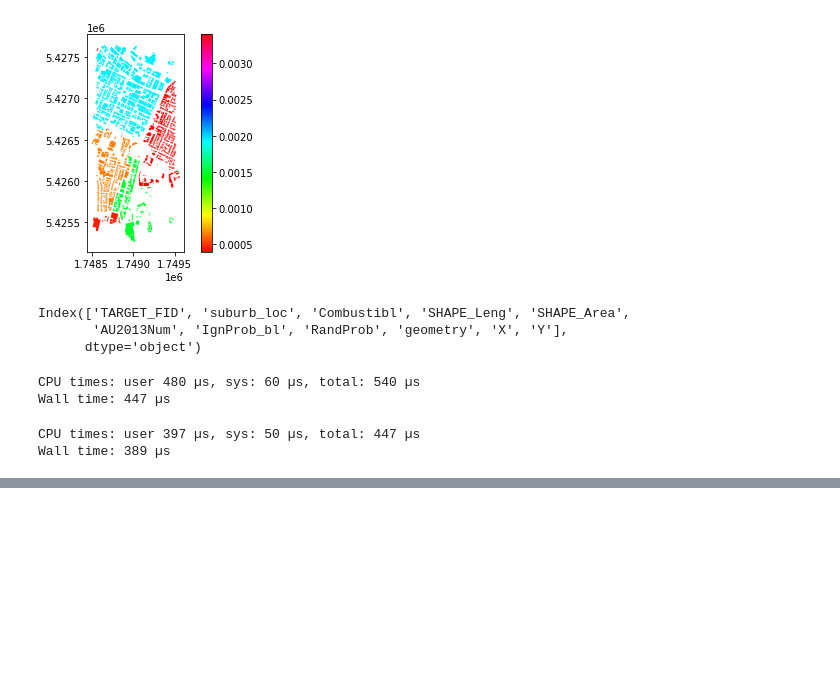
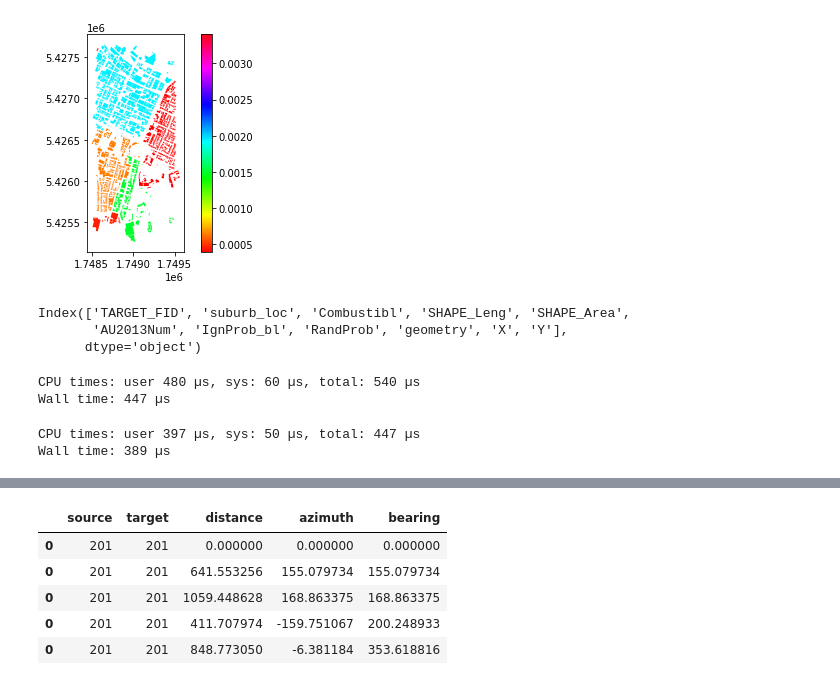
Before and after one commit to 37stu37/FFE, a Jupyter notebook: FFE_network_w_Dack.ipynb, the cells around one changed output, grey strips where cells are left out. Cells and saved outputs as stored; diff of their text form; code cells hidden in the pictures; blank space fills up the shorter version.

```diff
--- a/FFE_network_w_Dack.ipynb
+++ b/FFE_network_w_Dack.ipynb
@@ -214,7 +214,7 @@ def merge_dataframes(d1, d2):
 # %%
 merge = merge_dataframes(edge_list, attributes)
 # %%
-merge.compute()
+merge = merge.compute()
 # %% [output]
 We're assuming that the indexes of each dataframes are
  aligned. This assumption is not generally safe.
@@ -234,0 +238,9 @@ Delayed('merge_dataframes-d62233ae-3fa3-421e-9a06-acf73528047d')
+# %%
+merge.head()
+# %% [output]
+|  | source | target | distance | azimuth | bearing |
+| 0 | 201 | 201 | 0.000000 | 0.000000 | 0.000000 |
+| 0 | 201 | 201 | 641.553256 | 155.079734 | 155.079734 |
+| 0 | 201 | 201 | 1059.448628 | 168.863375 | 168.863375 |
+| 0 | 201 | 201 | 411.707974 | -159.751067 | 200.248933 |
+| 0 | 201 | 201 | 848.773050 | -6.381184 | 353.618816 |
```
Also changed, not shown: parts of 3 cells of this notebook.
